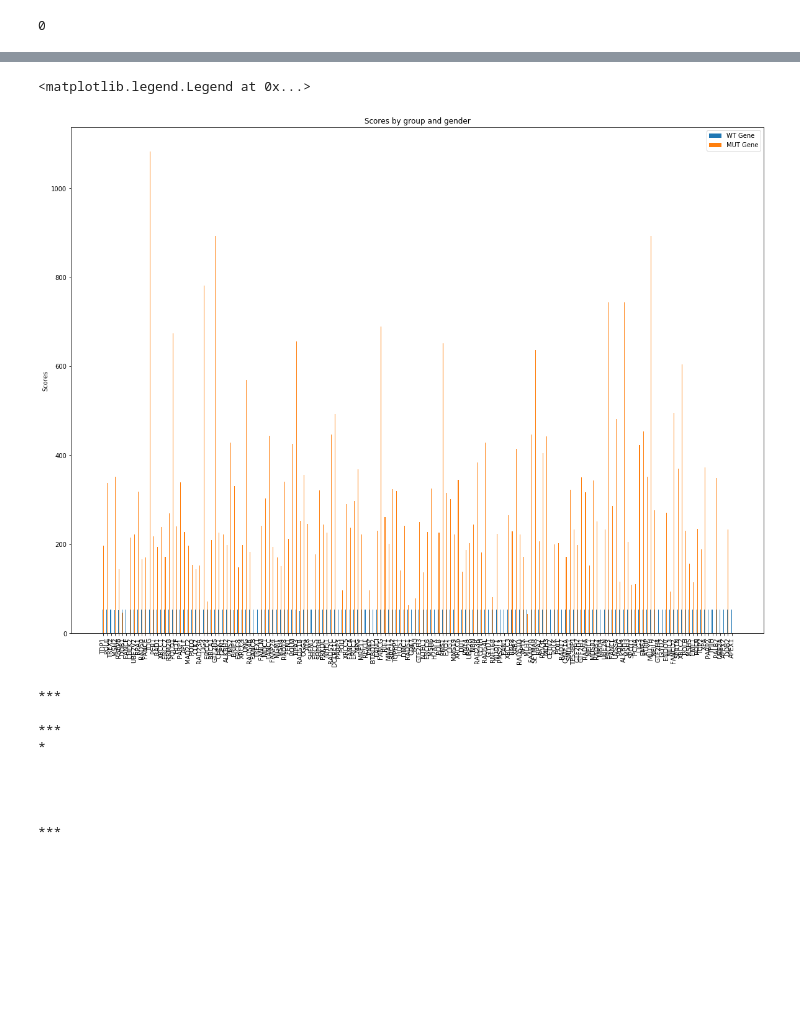
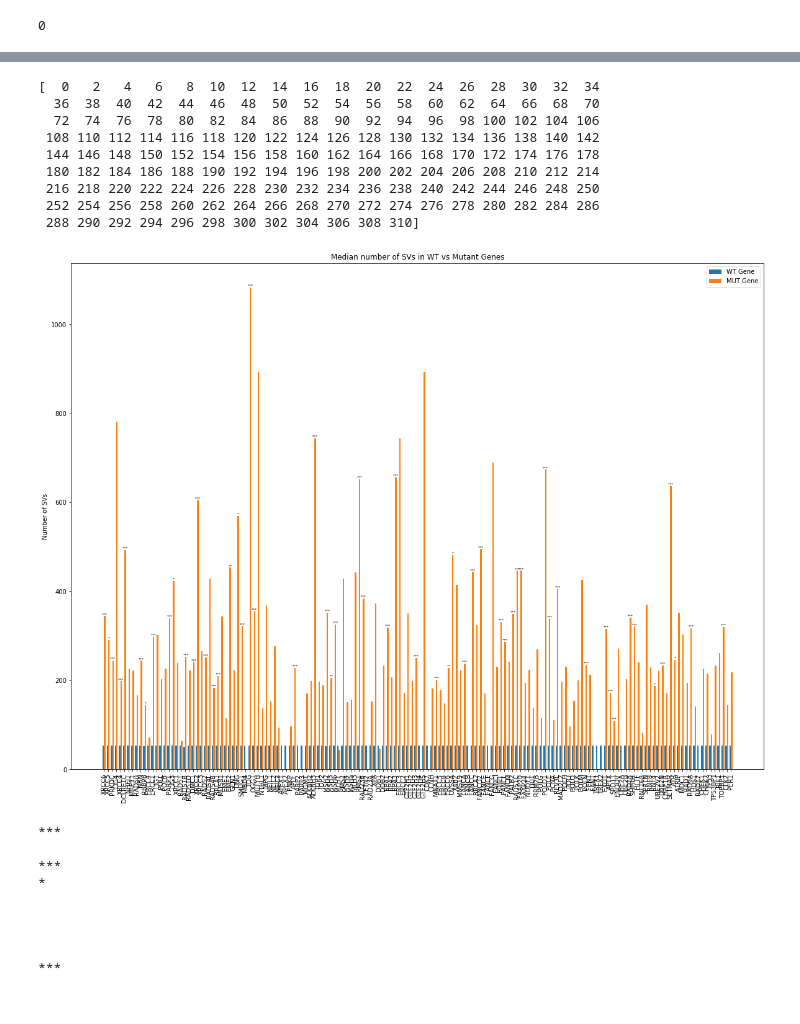
Before and after one commit to hossam-zaki/BSRP2020, a Jupyter notebook: SVPlots/BarplotWithDifferencesOfWholeGenomeSVs.ipynb, the cells around one changed output, grey strips where cells are left out. Drawn from its saved outputs; the diff is of its cells as text; code cells hidden in the pictures; blank space fills up the shorter version.

Commit message:
added new plots. will make error bar for bar graph

```diff
--- a/SVPlots/BarplotWithDifferencesOfWholeGenomeSVs.ipynb
+++ b/SVPlots/BarplotWithDifferencesOfWholeGenomeSVs.ipynb
@@ -224,26 +187,63 @@ print(median(data[1]))
+# %%
+def autolabel(rects, significant):
+    """Attach a text label above each bar in *rects*, displaying its height."""
+    for i in range(0, len(rects)):
+        rect = rects[i]
+        height = rect.get_height()
+        if(significant[i] < (.005/len(significant))):
+            annotation = '***'
+        elif((significant[i] < (.01/len(significant)))):
+            annotation = '**'
+        elif((significant[i] < (.05/len(significant)))):
+            annotation = '*'
+        else:
+            annotation = ''
+        ax2.annotate(annotation,
+                     xy=(rect.get_x() + rect.get_width() / 2, height),
+                     xytext=(0, 3),  # 3 points vertical offset
+                     textcoords="offset points",
+                     ha='center', va='center', color="black", fontsize=12, fontweight=)
 # %%
+position = []
+# counter = 1
+# while len(position) < len(data):
+#     if counter % 3 == 0:
+#         counter += 1
+#         continue
+#     position.append(counter/1.5)
+#     counter += 1
 labels = []
 for gene in inputs:
     labels.append(gene)
-ind = position  # the x locations for the groups
-width = 0.35  # the width of the bars
+ind = np.arange(start=0, stop=len(data), step=2)  # the x locations for the groups
+width = 0.75  # the width of the bars
 fig2, ax2 = plt.subplots(figsize=(20, 15))
 medians = []
+print(ind)
 for dataset in data:
     medians.append(median(dataset))
-rects1 = ax2.bar([x+width/2 for x in ind[0::2]], medians[0::2], width,
-                label='WT Gene')
-rects2 = ax2.bar([x-width/2 for x in ind[1::2]], medians[1::2], width,
-                label='MUT Gene')
-ax2.set_ylabel('Scores')
-ax2.set_title('Scores by group and gender')
-ax2.set_xticks([x+width for x in ind[0::2]])
+rects1 = ax2.bar(ind-width/2, medians[0::2], width,
+                 label='WT Gene')
+rects2 = ax2.bar(ind + width/2, medians[1::2], width,
+                 label='MUT Gene')
+ax2.set_ylabel('Number of SVs')
+ax2.set_title('Median number of SVs in WT vs Mutant Genes')
+ax2.set_xticks(ind)
 ax2.set_xticklabels(labels)
 plt.xticks(rotation=90)
 ax2.legend()
+autolabel(rects2, pValues)
 # %% [output]
-<matplotlib.legend.Legend at 0x...>
+[  0   2   4   6   8  10  12  14  16  18  20  22  24  26  28  30  32  34
+  36  38  40  42  44  46  48  50  52  54  56  58  60  62  64  66  68  70
+  72  74  76  78  80  82  84  86  88  90  92  94  96  98 100 102 104 106
+ 108 110 112 114 116 118 120 122 124 126 128 130 132 134 136 138 140 142
+ 144 146 148 150 152 154 156 158 160 162 164 166 168 170 172 174 176 178
+ 180 182 184 186 188 190 192 194 196 198 200 202 204 206 208 210 212 214
+ 216 218 220 222 224 226 228 230 232 234 236 238 240 242 244 246 248 250
+ 252 254 256 258 260 262 264 266 268 270 272 274 276 278 280 282 284 286
+ 288 290 292 294 296 298 300 302 304 306 308 310]
-[figure, old version]
+[figure, new version]
 # %%
 def autolabel(rects, significant):
     """Attach a text label above each bar in *rects*, displaying its height."""
```
Also changed, not shown: parts of 6 cells of this notebook, 6 other files.
